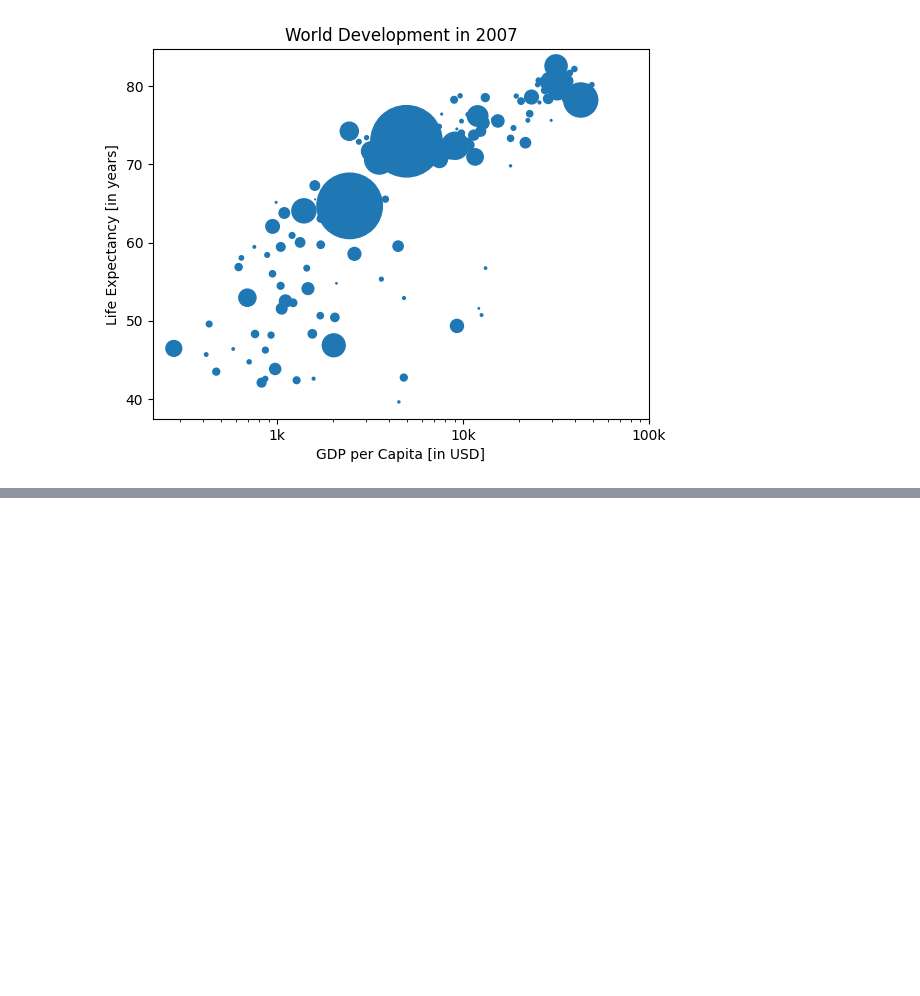
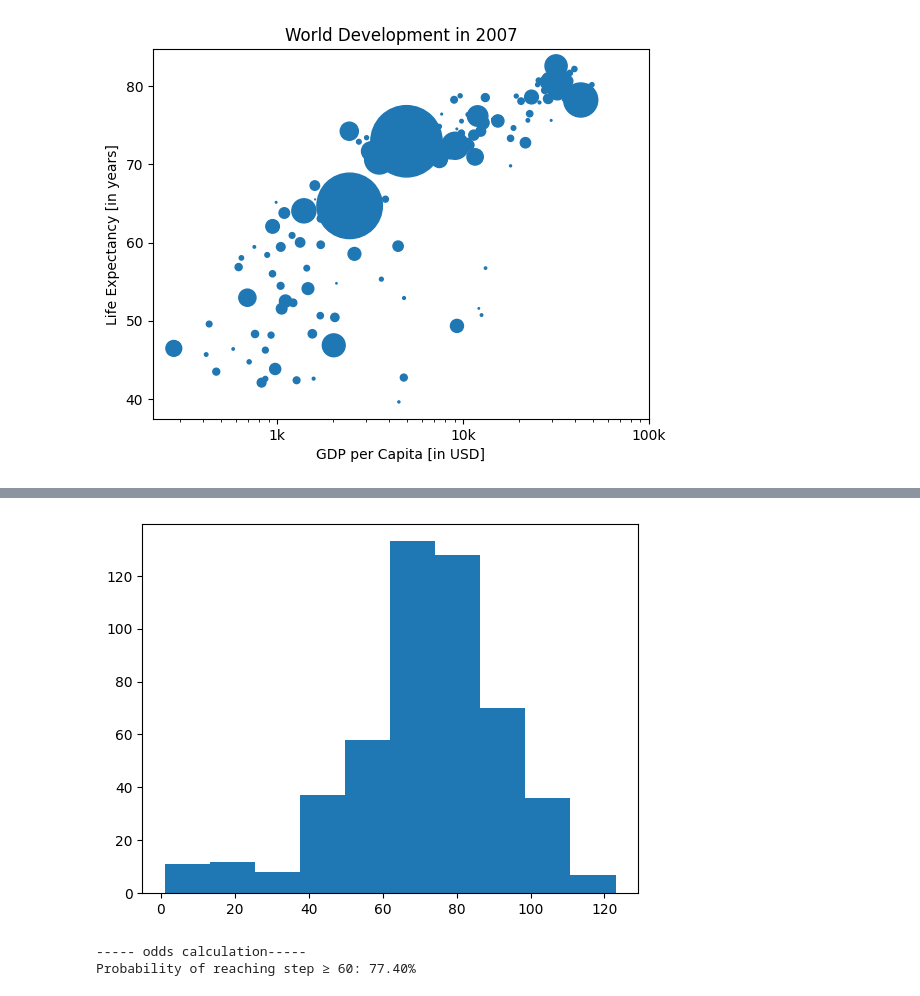
Before and after one commit to yuhsijen/datacamp-data-engineer, a Jupyter notebook: prerequisites/prereq02_Intermediate_Python.ipynb, the cells around one changed output, grey strips where cells are left out. Cells and saved outputs as stored; diff of their text form; code cells hidden in the pictures; blank space fills up the shorter version.

```diff
--- a/prerequisites/prereq02_Intermediate_Python.ipynb
+++ b/prerequisites/prereq02_Intermediate_Python.ipynb
@@ -160,0 +1206,46 @@ plt.show()
+# %%
+import numpy as np
+import matplotlib.pyplot as plt
+# Simulate random walk 500 times
+all_walks = []
+for i in range(500) :
+    random_walk = [0] # random_walk[0] = starting position
+    for x in range(100) : # random_walk[100] = final position after 100 steps
+        step = random_walk[-1]
+        dice = np.random.randint(1,7)
+        if dice <= 2:
+            step = max(0, step - 1)
+        elif dice <= 5:
+            step = step + 1
+        else:
+            step = step + np.random.randint(1,7)
+        if np.random.rand() <= 0.001 :
+            step = 0
+        random_walk.append(step)
+    all_walks.append(random_walk)
+# Create and plot np_aw_t
+np_aw_t = np.transpose(np.array(all_walks))
+
+# Select last row from np_aw_t: ends
+# The last row represents the final position (after 100 steps) for each of the 500 random walkers.
+ends = np_aw_t[-1,:]
+
+# Plot histogram of ends, display plot
+# X-axis	Final height (number of steps climbed)
+# Y-axis	Number of walkers who ended at that height
+plt.hist(ends)
+plt.show()
+
+print("----- odds calculation-----")
+# ends is a NumPy array of 500 final positions
+# Count how many walkers reached at least step 60
+successful_walks = np.sum(ends >= 60)
+
+# Divide by total number of simulations (500)
+odds = successful_walks / 500
+
+print(f"Probability of reaching step ≥ 60: {odds:.2%}")
+# %% [output]
+[figure, added]
+----- odds calculation-----
+Probability of reaching step ≥ 60: 77.40%
```
Also changed, not shown: parts of 52 cells of this notebook, 2 other files.
